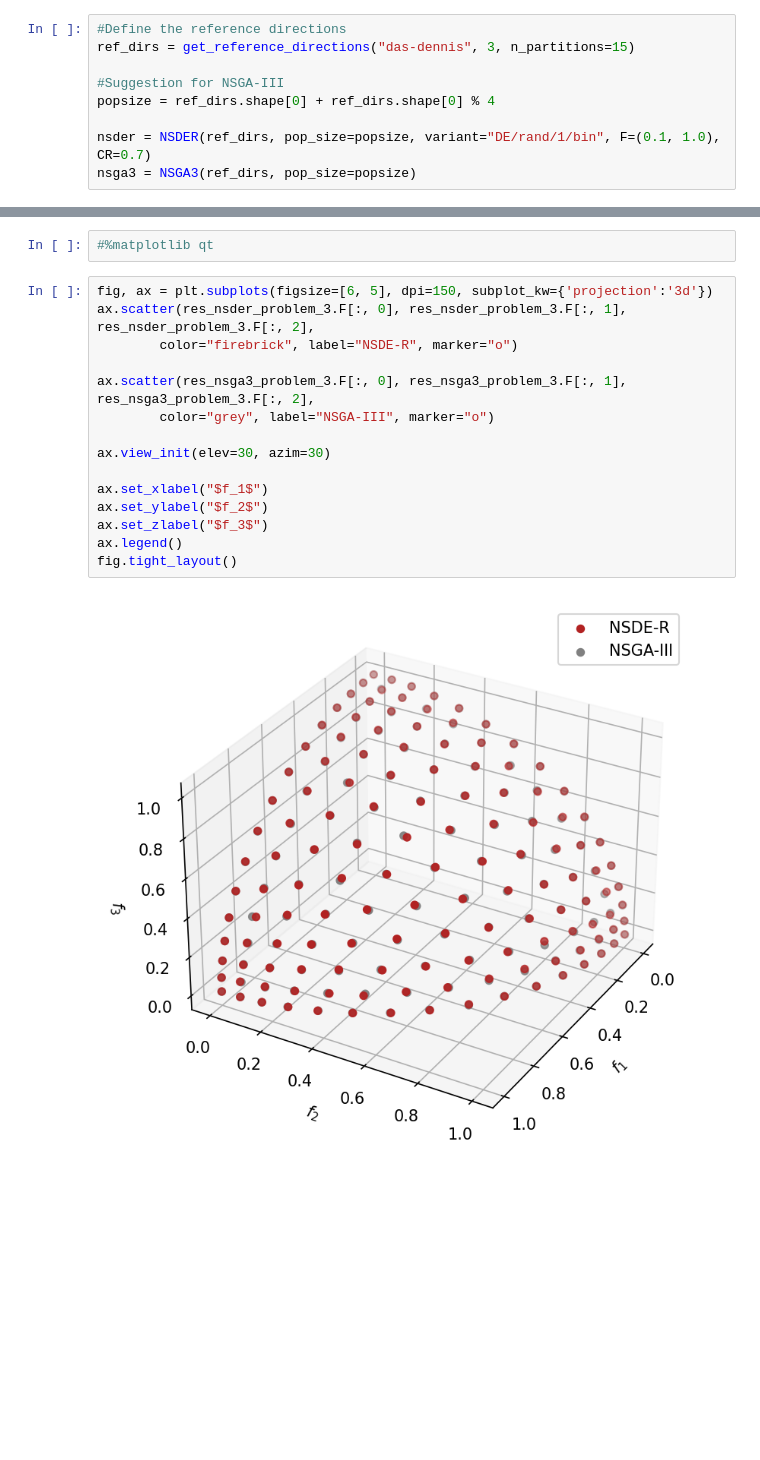
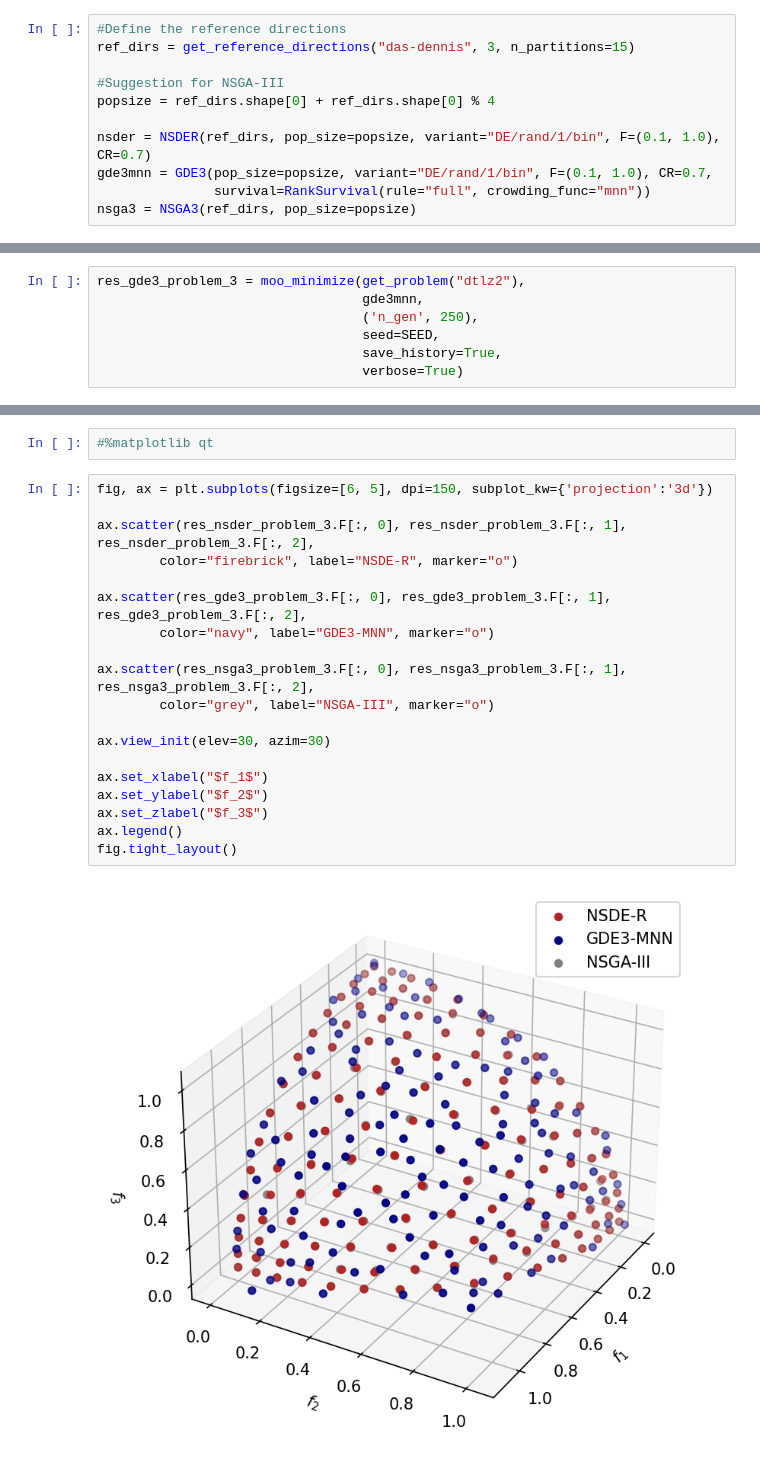
Before and after one commit to mooscaliaproject/pymoode, a Jupyter notebook: notebooks/tutorial.ipynb, the cells around one changed output, grey strips where cells are left out. Saved outputs shown, nothing was run; the diff lists cells and outputs as text; blank space fills up the shorter version.

```diff
--- a/notebooks/tutorial.ipynb
+++ b/notebooks/tutorial.ipynb
@@ -450,6 +450,8 @@ ref_dirs = get_reference_directions("das-dennis", 3, n_partitions=15)
 popsize = ref_dirs.shape[0] + ref_dirs.shape[0] % 4
 
 nsder = NSDER(ref_dirs, pop_size=popsize, variant="DE/rand/1/bin", F=(0.1, 1.0), CR=0.7)
+gde3mnn = GDE3(pop_size=popsize, variant="DE/rand/1/bin", F=(0.1, 1.0), CR=0.7,
+               survival=RankSurvival(rule="full", crowding_func="mnn"))
 nsga3 = NSGA3(ref_dirs, pop_size=popsize)
 # %%
 res_nsder_problem_3 = moo_minimize(get_problem("dtlz2"),
@@ -476,3 +478,10 @@ n_gen |  n_eval |     igd      |      gd
   248 |   33728 |  0.003317381 |  0.003317381
   249 |   33864 |  0.003313624 |  0.003313624
   250 |   34000 |  0.003258522 |  0.003258522
+# %%
+res_gde3_problem_3 = moo_minimize(get_problem("dtlz2"),
+                                  gde3mnn,
+                                  ('n_gen', 250),
+                                  seed=SEED,
+                                  save_history=True,
+                                  verbose=True)
@@ -505,21 +532,25 @@ n_gen |  n_eval |     igd      |      gd
 #%matplotlib qt
 # %%
 fig, ax = plt.subplots(figsize=[6, 5], dpi=150, subplot_kw={'projection':'3d'})
+
 ax.scatter(res_nsder_problem_3.F[:, 0], res_nsder_problem_3.F[:, 1], res_nsder_problem_3.F[:, 2],
         color="firebrick", label="NSDE-R", marker="o")
+
+ax.scatter(res_gde3_problem_3.F[:, 0], res_gde3_problem_3.F[:, 1], res_gde3_problem_3.F[:, 2],
+        color="navy", label="GDE3-MNN", marker="o")
 
 ax.scatter(res_nsga3_problem_3.F[:, 0], res_nsga3_problem_3.F[:, 1], res_nsga3_problem_3.F[:, 2],
         color="grey", label="NSGA-III", marker="o")
 
 ax.view_init(elev=30, azim=30)
 
 ax.set_xlabel("$f_1$")
 ax.set_ylabel("$f_2$")
 ax.set_zlabel("$f_3$")
 ax.legend()
 fig.tight_layout()
 # %% [output]
-[figure, old version]
+[figure, new version]
 # %%
 writer = GIF("../images/3d_many_obj_video.gif", duration=0.1)
 
```
Also changed, not shown: parts of 5 cells of this notebook, 20 other files.
